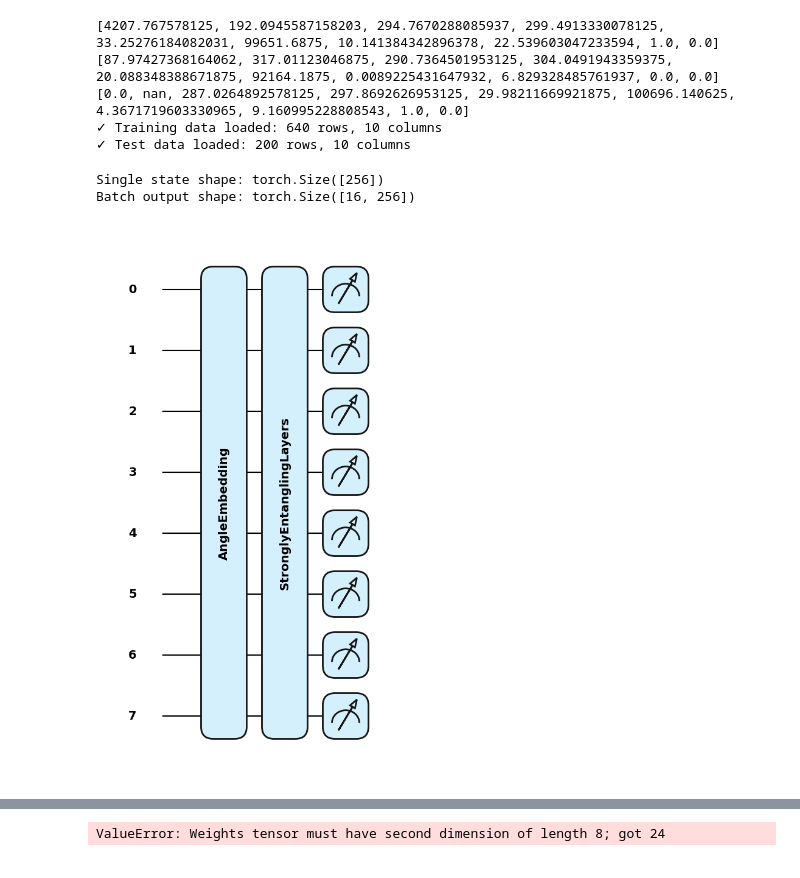
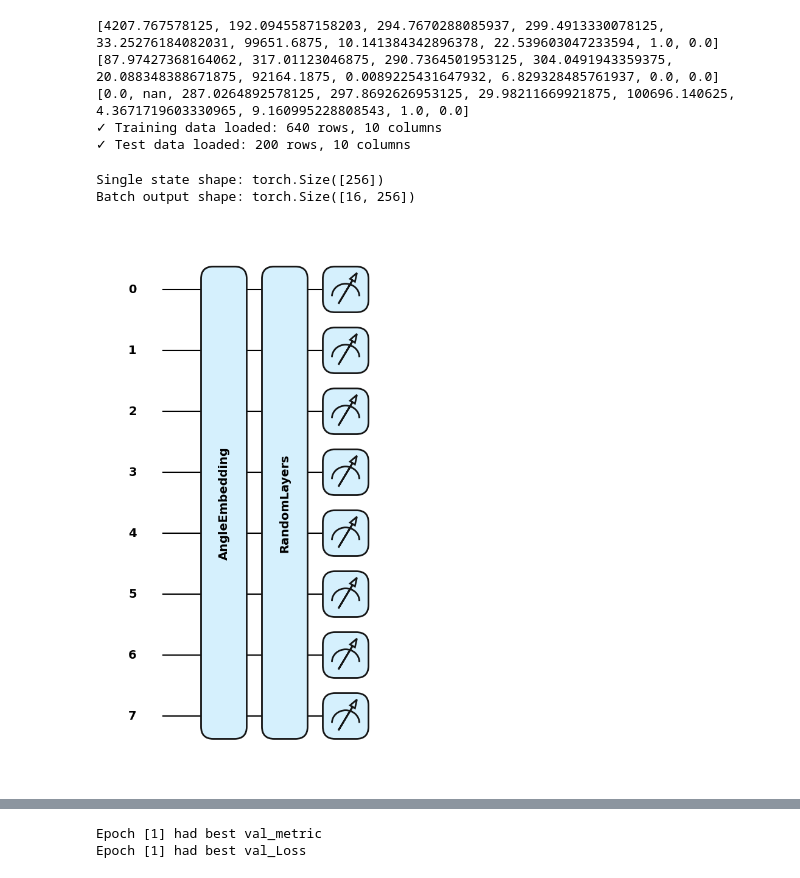
Before and after one commit to JaySeeDub/Quantathon2025, a Jupyter notebook: Notebooks/PQCStronglyEntangled.ipynb, the cells around one changed output, grey strips where cells are left out. Drawn from its saved outputs; the diff is of its cells as text; code cells hidden in the pictures.

```diff
--- a/Notebooks/PQCStronglyEntangled.ipynb
+++ b/Notebooks/PQCStronglyEntangled.ipynb
@@ -60,7 +60,7 @@ n_layers = 1
 dev = qml.device("default.qubit", wires=n_qubits)
 
 # Using Random Layers PQC
-USE_RANDOM = False
+USE_RANDOM = True
 
 if USE_RANDOM:
     # RandomLayers expects shape (n_layers, n_rotations_per_layer)
@@ -101,38 +101,36 @@ state = quantum_feature_embedding(
 )
 print("Single state shape:", state.shape)  # (256,)
 
 # Test batch
 sample = torch.randn(16, n_qubits)
 phi_tensor = torch.tensor(rand_params, dtype=torch.float32)
 output = quantum_feature_embedding_batch(sample, phi_tensor)
 print("Batch output shape:", output.shape)  # (16, 256)
 
 # Torch module for integration
 class QuantumFeatureEmbeddingBatch(nn.Module):
     def __init__(self, device="cuda"):
         super().__init__()
         self.device = device
         self.phi = nn.Parameter(torch.tensor(
-            np.random.uniform(0, 2 * np.pi, (n_layers, n_qubits * 3)),
-            dtype=torch.float32
-        ))
+            torch.randn(n_layers, n_qubits)))
 
     def forward(self, x_batch):
         outputs = []
         phi = self.phi.detach().cpu()
         for x in x_batch:
             result = quantum_feature_embedding(x.detach().cpu(), phi)
-            outputs.append(result.real.to(self.device))
+            outputs.append(result.real.to(self.device).float())
         return torch.stack(outputs)
 
 # Visualize
 qml.drawer.use_style('pennylane')
 fig, ax = qml.draw_mpl(quantum_feature_embedding, level="device")(f=[1/4]*n_qubits, phi=rand_params)
 fig.show()
 # %% [output]
 Single state shape: torch.Size([256])
 Batch output shape: torch.Size([16, 256])
-[figure, old version]
+[figure, new version]
 # %%
 # Multiclass DNN with Quantum Random Layer feature encoder
 class MulticlassQNN(nn.Module):
@@ -316,7 +314,8 @@ for epoch in range(n_epochs):
         }, save_path)
         print(f'Epoch [{epoch+1}] had best val_Loss')
 # %% [output]
-ValueError: Weights tensor must have second dimension of length 8; got 24
+Epoch [1] had best val_metric
+Epoch [1] had best val_Loss
 # %%
 ## Save Model
 # Create output directory if it doesn't exist
```
Also changed, not shown: 5 other files.
